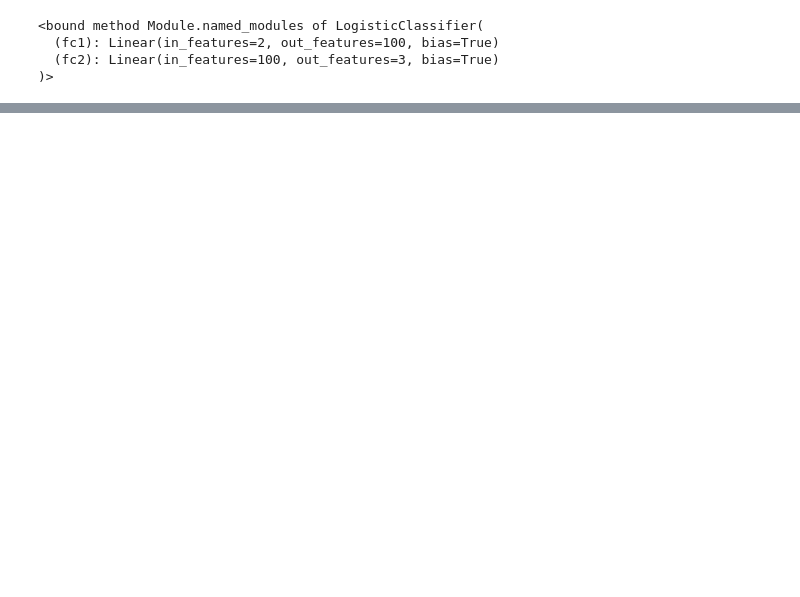
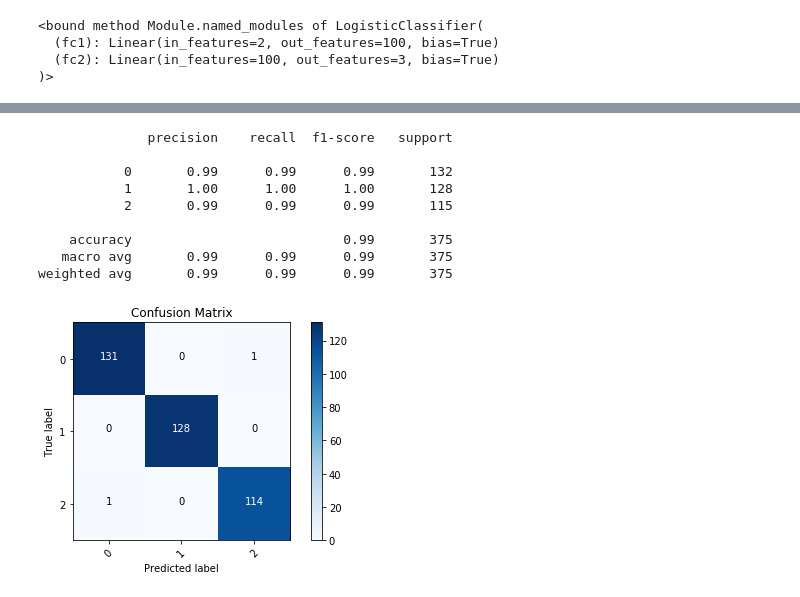
Before and after one commit to haokeliu/colaboratory, a Jupyter notebook: DeepLearn_Notes/多层感知_Multilayer_Perceptron_(MLP).ipynb, the cells around one changed output, grey strips where cells are left out. Saved outputs shown, nothing was run; the diff lists cells and outputs as text; code cells hidden in the pictures; blank space fills up the shorter version.

```diff
--- a/DeepLearn_Notes/多层感知_Multilayer_Perceptron_(MLP).ipynb
+++ b/DeepLearn_Notes/多层感知_Multilayer_Perceptron_(MLP).ipynb
@@ -259,0 +333,4 @@ weighted avg       0.55      0.54      0.54       375
+# %%
+# Predictions
+_, pred_train = model(X_train, apply_softmax=True).max(dim=1)
+_, pred_test = model(X_test, apply_softmax=True).max(dim=1)
@@ -259,0 +356,16 @@ weighted avg       0.55      0.54      0.54       375
+# %%
+# Confusion matrix
+cm = confusion_matrix(y_test, pred_test)
+plot_confusion_matrix(cm=cm, classes=[0, 1, 2])
+print (classification_report(y_test, pred_test))
+# %% [output]
+              precision    recall  f1-score   support
+
+           0       0.99      0.99      0.99       132
+           1       1.00      1.00      1.00       128
+           2       0.99      0.99      0.99       115
+
+    accuracy                           0.99       375
+   macro avg       0.99      0.99      0.99       375
+weighted avg       0.99      0.99      0.99       375
+[figure, added]
```
Also changed, not shown: parts of 15 cells of this notebook.
